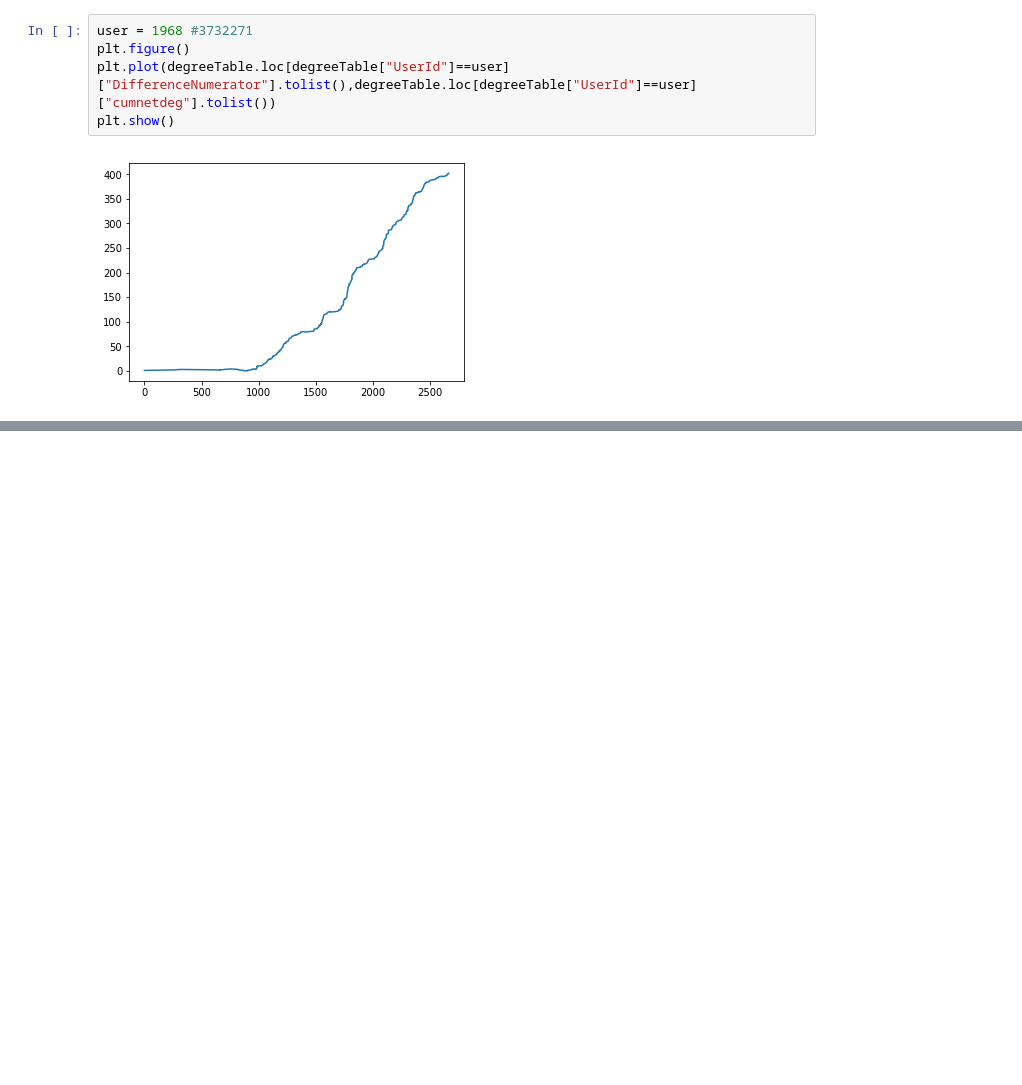
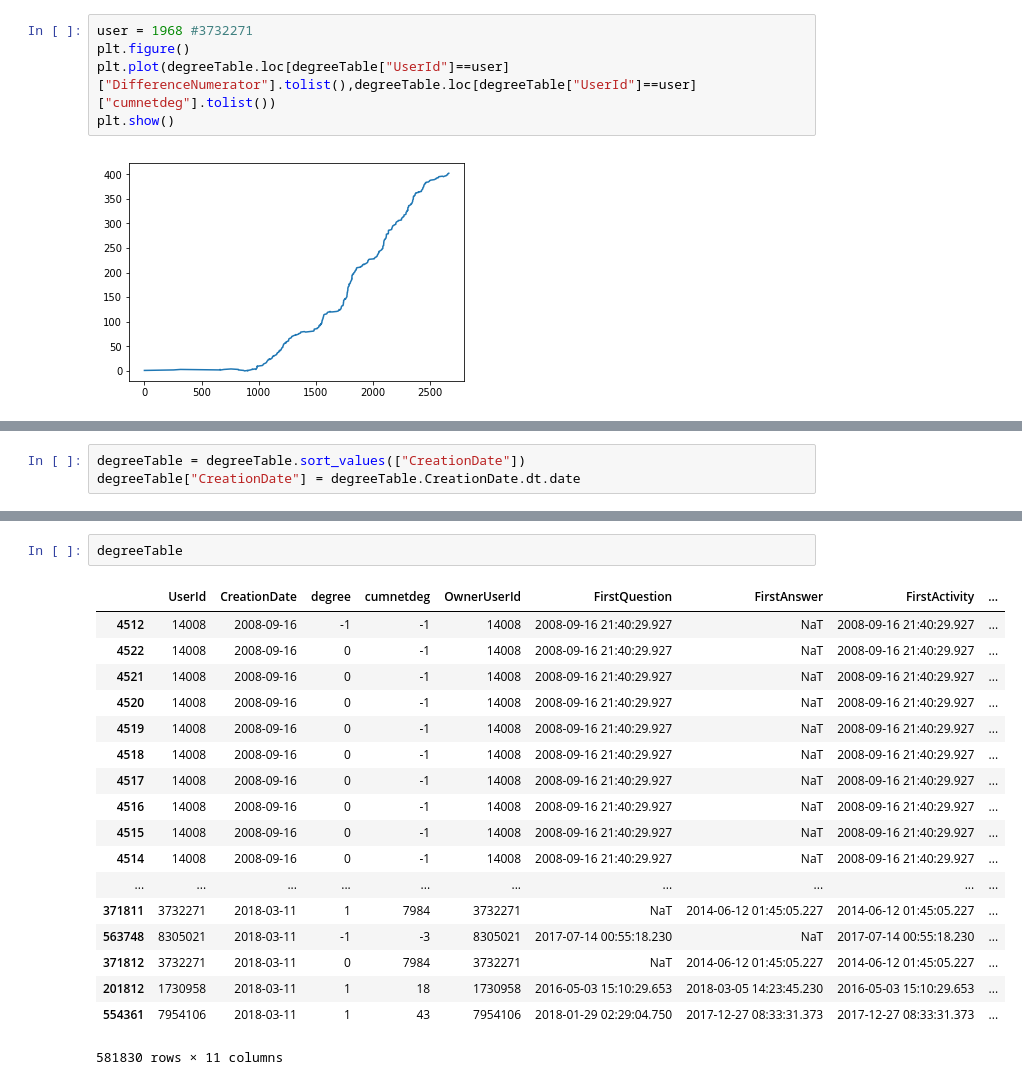
Before and after one commit to live-wire/overflow, a Jupyter notebook: Nirmal_Metric.ipynb, the cells around one changed output, grey strips where cells are left out. Cells and saved outputs as stored; diff of their text form; blank space fills up the shorter version.

```diff
--- a/Nirmal_Metric.ipynb
+++ b/Nirmal_Metric.ipynb
@@ -217,0 +168,3 @@ NameError: name 'questionsTableOS' is not defined
+# %%
+degreeTable = degreeTable.sort_values(["CreationDate"])
+degreeTable["CreationDate"] = degreeTable.CreationDate.dt.date
@@ -217,0 +194,21 @@ NameError: name 'questionsTableOS' is not defined
+# %%
+degreeTable
+# %% [output]
+|  | UserId | CreationDate | degree | cumnetdeg | OwnerUserId | FirstQuestion | FirstAnswer | FirstActivity | ... |
+| 4512 | 14008 | 2008-09-16 | -1 | -1 | 14008 | 2008-09-16 21:40:29.927 | NaT | 2008-09-16 21:40:29.927 | ... |
+| 4522 | 14008 | 2008-09-16 | 0 | -1 | 14008 | 2008-09-16 21:40:29.927 | NaT | 2008-09-16 21:40:29.927 | ... |
+| 4521 | 14008 | 2008-09-16 | 0 | -1 | 14008 | 2008-09-16 21:40:29.927 | NaT | 2008-09-16 21:40:29.927 | ... |
+| 4520 | 14008 | 2008-09-16 | 0 | -1 | 14008 | 2008-09-16 21:40:29.927 | NaT | 2008-09-16 21:40:29.927 | ... |
+| 4519 | 14008 | 2008-09-16 | 0 | -1 | 14008 | 2008-09-16 21:40:29.927 | NaT | 2008-09-16 21:40:29.927 | ... |
+| 4518 | 14008 | 2008-09-16 | 0 | -1 | 14008 | 2008-09-16 21:40:29.927 | NaT | 2008-09-16 21:40:29.927 | ... |
+| 4517 | 14008 | 2008-09-16 | 0 | -1 | 14008 | 2008-09-16 21:40:29.927 | NaT | 2008-09-16 21:40:29.927 | ... |
+| 4516 | 14008 | 2008-09-16 | 0 | -1 | 14008 | 2008-09-16 21:40:29.927 | NaT | 2008-09-16 21:40:29.927 | ... |
+| 4515 | 14008 | 2008-09-16 | 0 | -1 | 14008 | 2008-09-16 21:40:29.927 | NaT | 2008-09-16 21:40:29.927 | ... |
+| 4514 | 14008 | 2008-09-16 | 0 | -1 | 14008 | 2008-09-16 21:40:29.927 | NaT | 2008-09-16 21:40:29.927 | ... |
+| ... | ... | ... | ... | ... | ... | ... | ... | ... | ... |
+| 371811 | 3732271 | 2018-03-11 | 1 | 7984 | 3732271 | NaT | 2014-06-12 01:45:05.227 | 2014-06-12 01:45:05.227 | ... |
+| 563748 | 8305021 | 2018-03-11 | -1 | -3 | 8305021 | 2017-07-14 00:55:18.230 | NaT | 2017-07-14 00:55:18.230 | ... |
+| 371812 | 3732271 | 2018-03-11 | 0 | 7984 | 3732271 | NaT | 2014-06-12 01:45:05.227 | 2014-06-12 01:45:05.227 | ... |
+| 201812 | 1730958 | 2018-03-11 | 1 | 18 | 1730958 | 2016-05-03 15:10:29.653 | 2018-03-05 14:23:45.230 | 2016-05-03 15:10:29.653 | ... |
+| 554361 | 7954106 | 2018-03-11 | 1 | 43 | 7954106 | 2018-01-29 02:29:04.750 | 2017-12-27 08:33:31.373 | 2017-12-27 08:33:31.373 | ... |
+581830 rows × 11 columns
```
Also changed, not shown: parts of 21 cells of this notebook.
